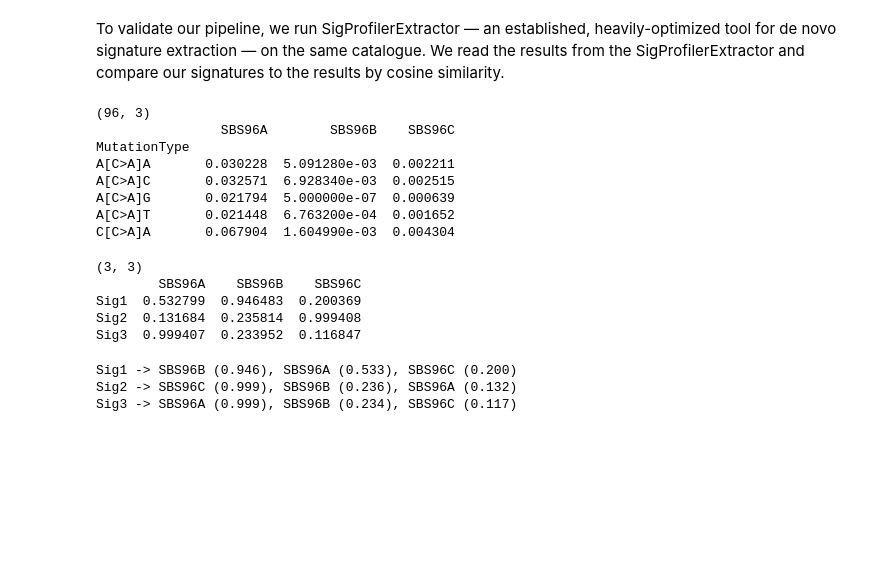
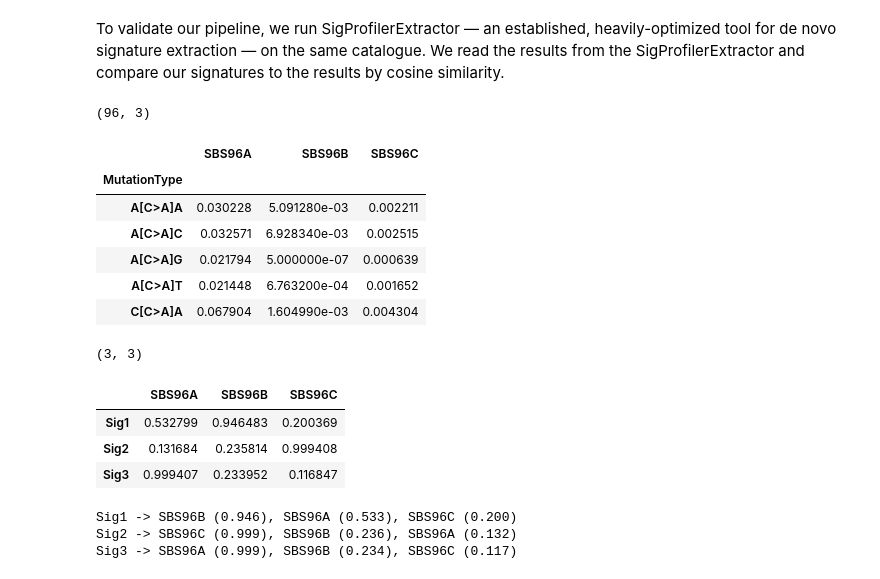
Before and after one commit to rr2526/luad-nmf-signature-extraction, a Jupyter notebook: luad_signatures.ipynb, the cells around one changed output. Saved outputs shown, nothing was run; the diff lists cells and outputs as text; code cells hidden in the pictures; blank space fills up the shorter version.

```diff
--- a/luad_signatures.ipynb
+++ b/luad_signatures.ipynb
@@ -611,29 +602,29 @@ if (not os.path.exists("results/sigprofiler")):
 # %%
 sig_results = pd.read_csv("results/sigprofiler/SBS96/Suggested_Solution/SBS96_De-Novo_Solution/Signatures/SBS96_De-Novo_Signatures.txt", sep="\t")
 sig_results = sig_results.set_index("MutationType").reindex(channels)
 print(sig_results.shape)
-print(sig_results.head())
+sig_results.head()
 # %% [output]
 (96, 3)
-                SBS96A        SBS96B    SBS96C
-MutationType
-A[C>A]A       0.030228  5.091280e-03  0.002211
-A[C>A]C       0.032571  6.928340e-03  0.002515
-A[C>A]G       0.021794  5.000000e-07  0.000639
-A[C>A]T       0.021448  6.763200e-04  0.001652
-C[C>A]A       0.067904  1.604990e-03  0.004304
+|  | SBS96A | SBS96B | SBS96C |
+| MutationType |  |  |  |
+| A[C>A]A | 0.030228 | 5.091280e-03 | 0.002211 |
+| A[C>A]C | 0.032571 | 6.928340e-03 | 0.002515 |
+| A[C>A]G | 0.021794 | 5.000000e-07 | 0.000639 |
+| A[C>A]T | 0.021448 | 6.763200e-04 | 0.001652 |
+| C[C>A]A | 0.067904 | 1.604990e-03 | 0.004304 |
 # %%
 S = cosine_similarity(signatures.T.values, sig_results.T.values)
 
 sig_matches = pd.DataFrame(S, index=signatures.columns, columns=sig_results.columns)
 print(sig_matches.shape)
-print(sig_matches.head())
+sig_matches.head()
 # %% [output]
 (3, 3)
-        SBS96A    SBS96B    SBS96C
-Sig1  0.532799  0.946483  0.200369
-Sig2  0.131684  0.235814  0.999408
-Sig3  0.999407  0.233952  0.116847
+|  | SBS96A | SBS96B | SBS96C |
+| Sig1 | 0.532799 | 0.946483 | 0.200369 |
+| Sig2 | 0.131684 | 0.235814 | 0.999408 |
+| Sig3 | 0.999407 | 0.233952 | 0.116847 |
 # %%
 for name in matches.index:
     top = sig_matches.loc[name].sort_values(ascending=False).head(3)
```
Also changed, not shown: parts of 7 cells of this notebook.
